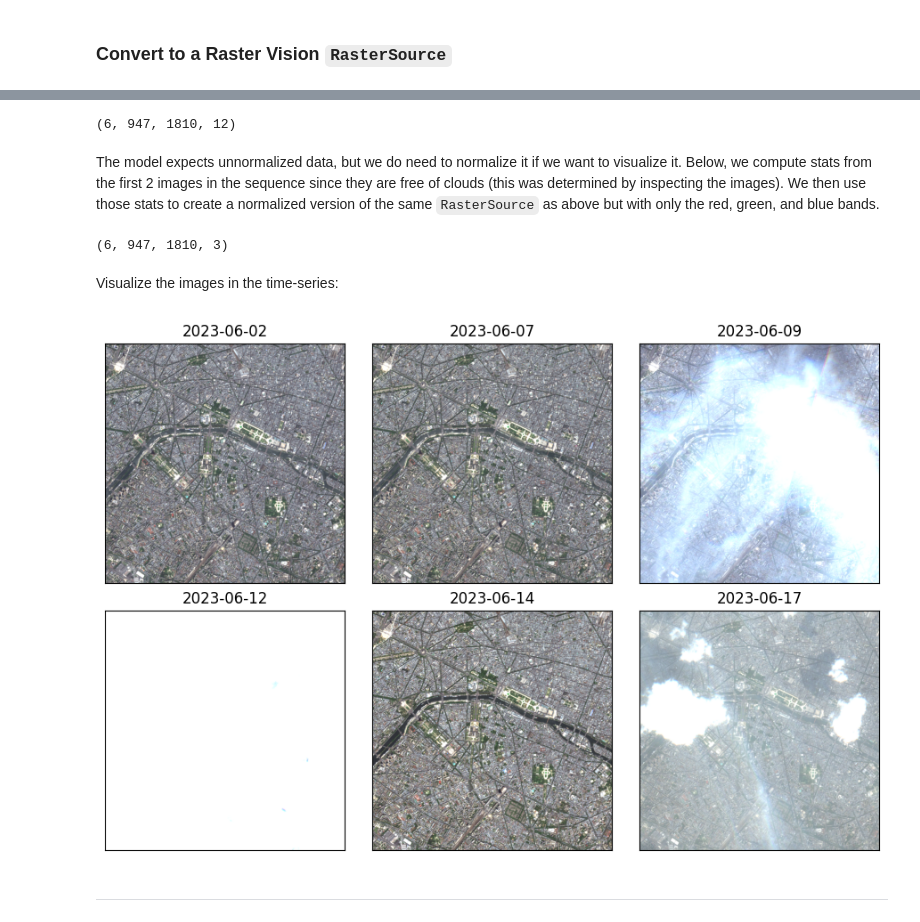
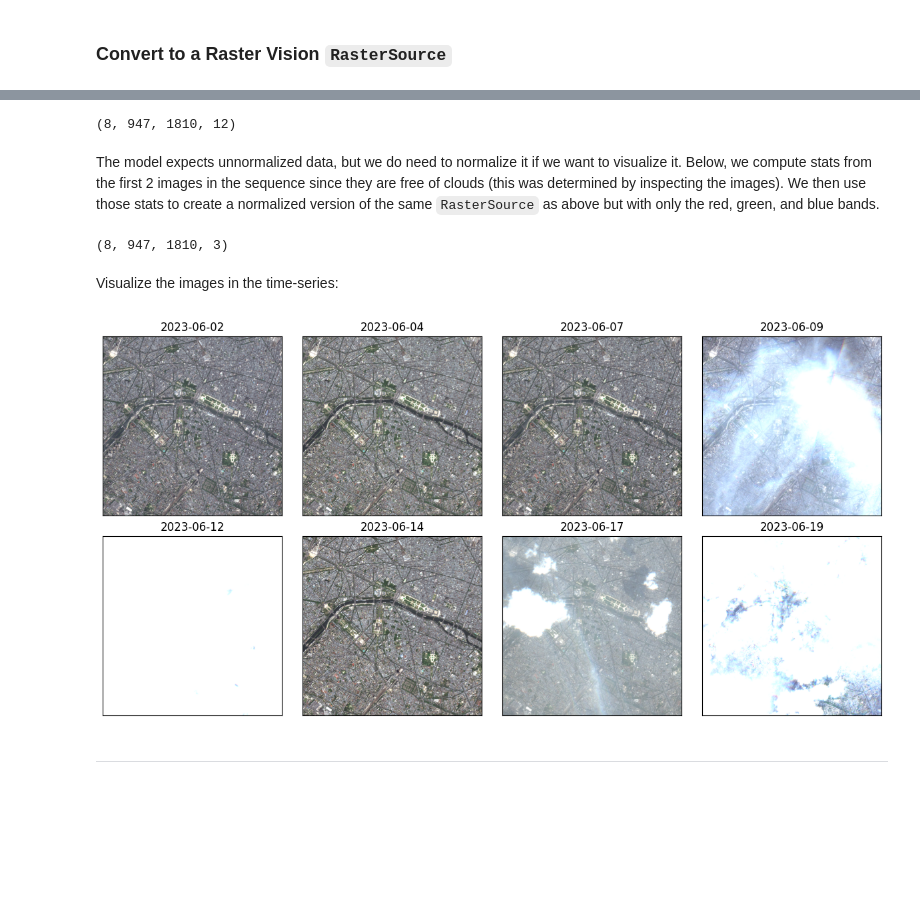
Before and after one commit to azavea/raster-vision, a Jupyter notebook: docs/usage/tutorials/temporal.ipynb, the cells around one changed output, grey strips where cells are left out. Drawn from its saved outputs; the diff is of its cells as text; code cells hidden in the pictures; blank space fills up the shorter version.

```diff
--- a/docs/usage/tutorials/temporal.ipynb
+++ b/docs/usage/tutorials/temporal.ipynb
@@ -114,54 +75,57 @@ data_array = data_array.sel(
-# %%
-bbox_pixel_coords = crs_transformer.map_to_pixel(bbox).normalize()
-
-raster_source_unnormalized = XarraySource(
-    data_array,
-    crs_transformer=crs_transformer,
-    bbox=bbox_pixel_coords,
-    temporal=True)
-raster_source_unnormalized.shape
-# %% [output]
-(6, 947, 1810, 12)
+# %%
+raster_source = XarraySource.from_stac(
+    items,
+    bbox_map_coords=tuple(bbox),
+    temporal=True,
+    stackstac_args=dict(rescale=False, fill_value=0, assets=BANDS),
+    allow_streaming=True,
+)
+raster_source.shape
+# %% [output]
+(8, 947, 1810, 12)
 # %% [markdown]
 The model expects unnormalized data, but we do need to normalize it if we want to visualize it. Below, we compute stats from the first 2 images in the sequence since they are free of clouds (this was determined by inspecting the images). We then use those stats to create a normalized version of the same `RasterSource` as above but with only the red, green, and blue bands.
 # %%
 raster_source_stats = XarraySource(
-    data_array.isel(time=[0, 1]),
-    crs_transformer=crs_transformer,
-    bbox=bbox_pixel_coords,
-    temporal=True)
+    raster_source.data_array.isel(time=[0, 1]),
+    crs_transformer=raster_source.crs_transformer,
+    bbox=raster_source.bbox,
+    temporal=True,
+)
 
 stats_tf = StatsTransformer.from_raster_sources([raster_source_stats])
 
 raster_source_viz = XarraySource(
-    data_array,
+    raster_source.data_array,
     channel_order=[3, 2, 1],  # RGB
-    crs_transformer=crs_transformer,
+    crs_transformer=raster_source.crs_transformer,
     raster_transformers=[stats_tf],
-    bbox=bbox_pixel_coords,
-    temporal=True)
+    bbox=raster_source.bbox,
+    temporal=True,
+)
 raster_source_viz.shape
 # %% [output]
-(6, 947, 1810, 3)
+(8, 947, 1810, 3)
 # %% [markdown]
 Visualize the images in the time-series:
 # %%
 T = raster_source_viz.shape[0]
-t_strs = [str(s.date()) for s in raster_source_viz.data_array.time.to_series()]
+dates = [str(s.date()) for s in raster_source_viz.data_array.time.to_series()]
 
-ncols = 3
+ncols = 4
 nrows = int(math.ceil(T / ncols))
 fig, axs = plt.subplots(
     nrows, ncols, figsize=(ncols * 3, nrows * 3), constrained_layout=True)
-for t, t_str, ax in zip(range(T), t_strs, axs.flat):
-    chip = raster_source_viz[t, 200:800, 400:1000]
-    ax.imshow(chip)
-    ax.set_title(t_str, fontsize=12)
-    ax.tick_params(top=False, bottom=False, left=False, right=False,
-                labelleft=False, labelbottom=False, labeltop=False)
+with tqdm(zip(range(T), dates, axs.flat), total=T) as bar:
+    for t, date, ax in bar:
+        chip = raster_source_viz[t, 200:800, 400:1000]
+        ax.imshow(chip)
+        ax.set_title(date, fontsize=12)
+        ax.tick_params(top=False, bottom=False, left=False, right=False,
+                    labelleft=False, labelbottom=False, labeltop=False)
 plt.show()
 # %% [output]
-[figure, old version]
+[figure, new version]
 # %% [markdown]
 ---
 # %% [markdown]
```
Also changed, not shown: parts of 15 cells of this notebook, 12 other files.
